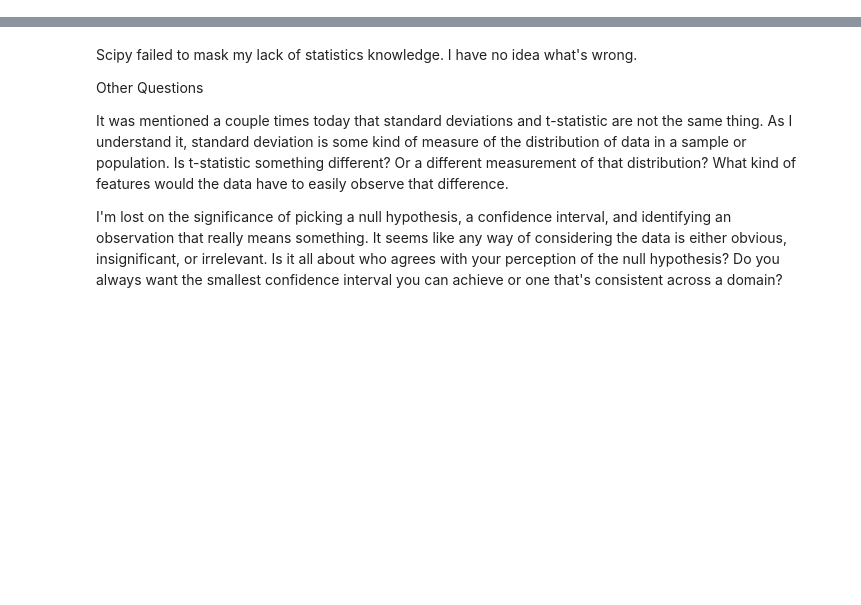
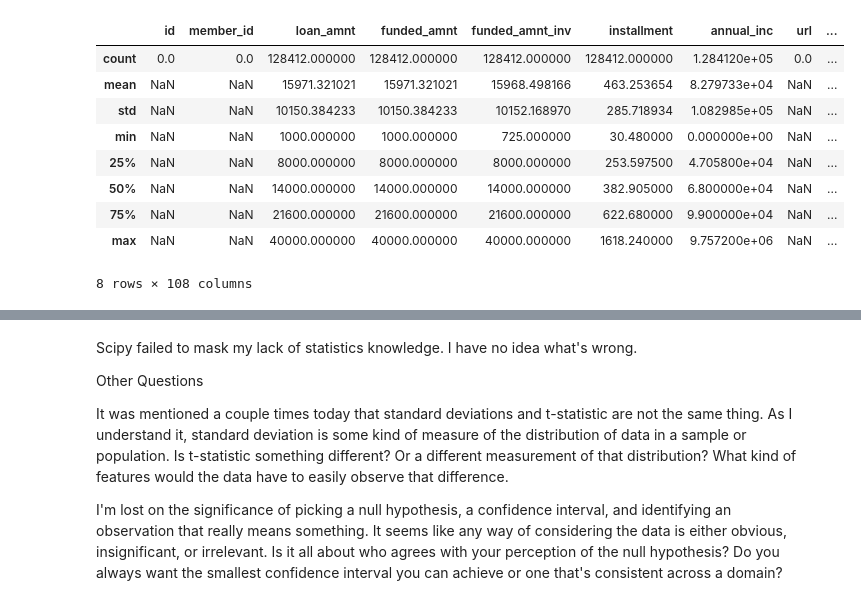
Before and after one commit to johnwesleyharding/DS-Unit-1-Sprint-2-Statistics, a Jupyter notebook: JWH_assignment_DS_122_Sampling_Confidence_Intervals_and_Hypothesis_Testing.ipynb, the cells around one changed output, grey strips where cells are left out. Drawn from its saved outputs; the diff is of its cells as text; code cells hidden in the pictures; blank space fills up the shorter version.

```diff
--- a/JWH_assignment_DS_122_Sampling_Confidence_Intervals_and_Hypothesis_Testing.ipynb
+++ b/JWH_assignment_DS_122_Sampling_Confidence_Intervals_and_Hypothesis_Testing.ipynb
@@ -104,0 +105,19 @@ showconfidence(df['south-africa'])
+# %%
+!wget https://resources.lendingclub.com/LoanStats_2018Q4.csv.zip
+
+!unzip LoanStats_2018Q4.csv.zip
+
+df = pd.read_csv('LoanStats_2018Q4.csv', header = 1, skipfooter = 2)
+# %%
+df.describe()
+# %% [output]
+|  | id | member_id | loan_amnt | funded_amnt | funded_amnt_inv | installment | annual_inc | url | ... |
+| count | 0.0 | 0.0 | 128412.000000 | 128412.000000 | 128412.000000 | 128412.000000 | 1.284120e+05 | 0.0 | ... |
+| mean | NaN | NaN | 15971.321021 | 15971.321021 | 15968.498166 | 463.253654 | 8.279733e+04 | NaN | ... |
+| std | NaN | NaN | 10150.384233 | 10150.384233 | 10152.168970 | 285.718934 | 1.082985e+05 | NaN | ... |
+| min | NaN | NaN | 1000.000000 | 1000.000000 | 725.000000 | 30.480000 | 0.000000e+00 | NaN | ... |
+| 25% | NaN | NaN | 8000.000000 | 8000.000000 | 8000.000000 | 253.597500 | 4.705800e+04 | NaN | ... |
+| 50% | NaN | NaN | 14000.000000 | 14000.000000 | 14000.000000 | 382.905000 | 6.800000e+04 | NaN | ... |
+| 75% | NaN | NaN | 21600.000000 | 21600.000000 | 21600.000000 | 622.680000 | 9.900000e+04 | NaN | ... |
+| max | NaN | NaN | 40000.000000 | 40000.000000 | 40000.000000 | 1618.240000 | 9.757200e+06 | NaN | ... |
+8 rows × 108 columns
```
Also changed, not shown: parts of 9 cells of this notebook.
